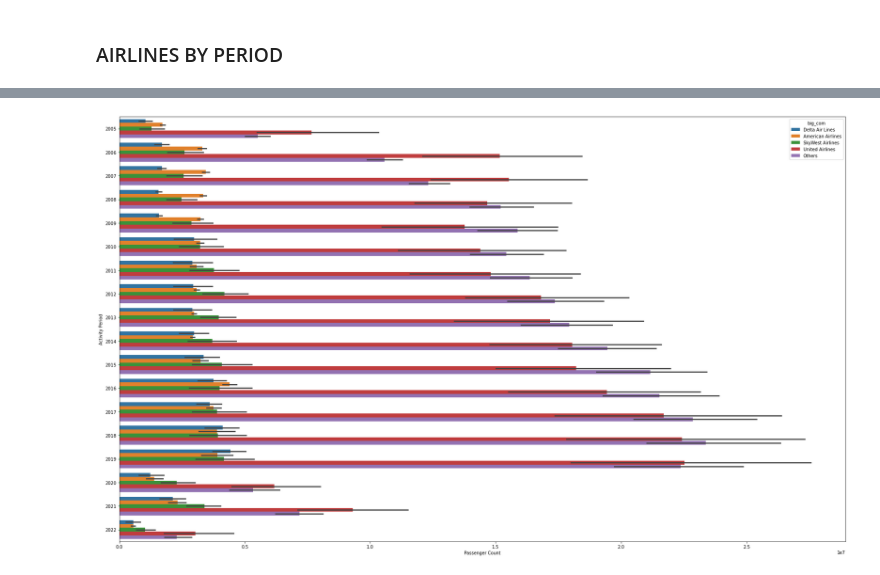
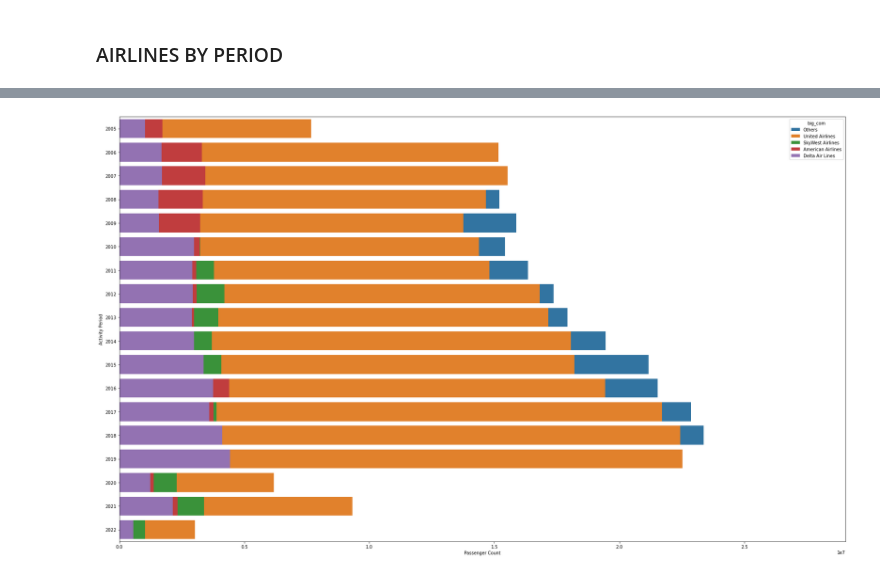
Before and after one commit to leofrio/Testing-Famous-ML-models, a Jupyter notebook: clustering first/clustering.ipynb, the cells around one changed output, grey strips where cells are left out. Drawn from its saved outputs; the diff is of its cells as text; code cells hidden in the pictures.

Commit message:
betterish graph

```diff
--- a/clustering first/clustering.ipynb
+++ b/clustering first/clustering.ipynb
@@ -66,6 +66,6 @@ for i in df_air_year['Operating Airline']:
         bigcom.append("Others")
 df_air_year["big_com"]=bigcom
 df_air_year
-mcommon.reverse()
-mcommon.append('Others')
+mcommon=df_air_year.groupby("big_com").sum().sort_values(by=['Passenger Count'],ascending=False)
+mcommon=mcommon.reset_index()["big_com"].head(5).to_list()
 # %%
@@ -92,6 +81,6 @@ df_air_year[df_air_year["Activity Period"] == 2017].groupby("Operating Airline")
 # %%
 fig=plt.figure(figsize=(30,18))
 kwargs={'mouseover':True}
-barto=sns.barplot(data=df_air_year,y='Activity Period',x='Passenger Count',hue='big_com',orient='h',dodge=True,hue_order=mcommon,estimator=lambda a : a.sum())
+barto=sns.barplot(data=df_air_year.sort_values(by=["Passenger Count"]),y='Activity Period',x='Passenger Count',hue='big_com',orient='h',dodge=False,estimator=np.sum,errwidth=0,hue_order=mcommon)
 # %% [output]
-[figure, old version]
+[figure, new version]
```
Also changed, not shown: parts of 1 cell of this notebook.
